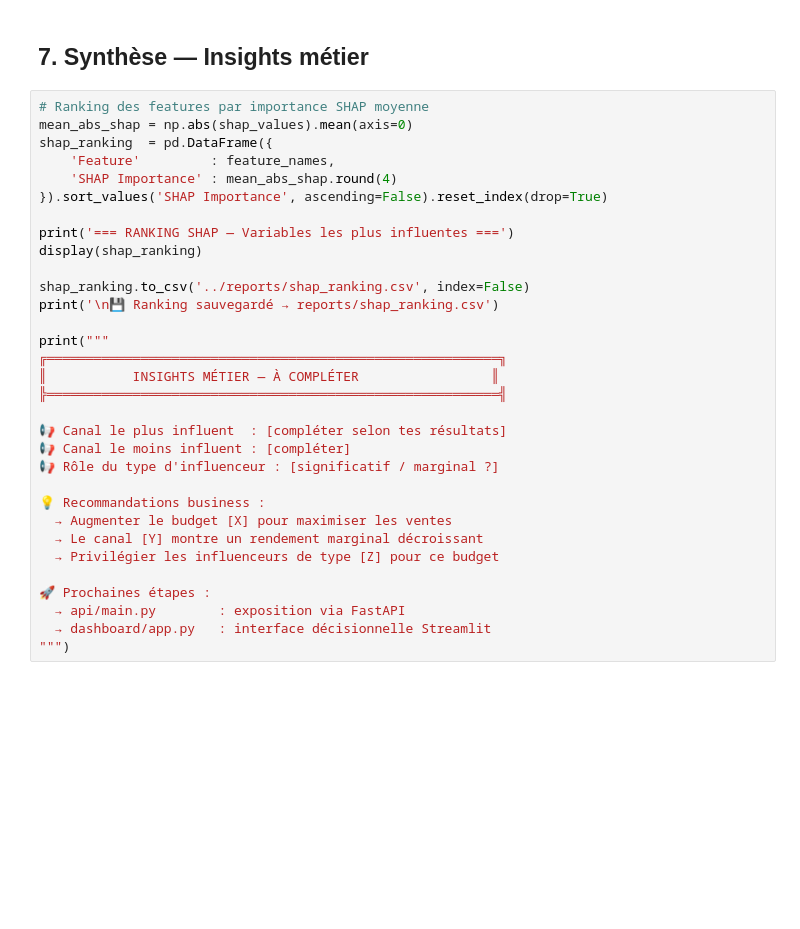
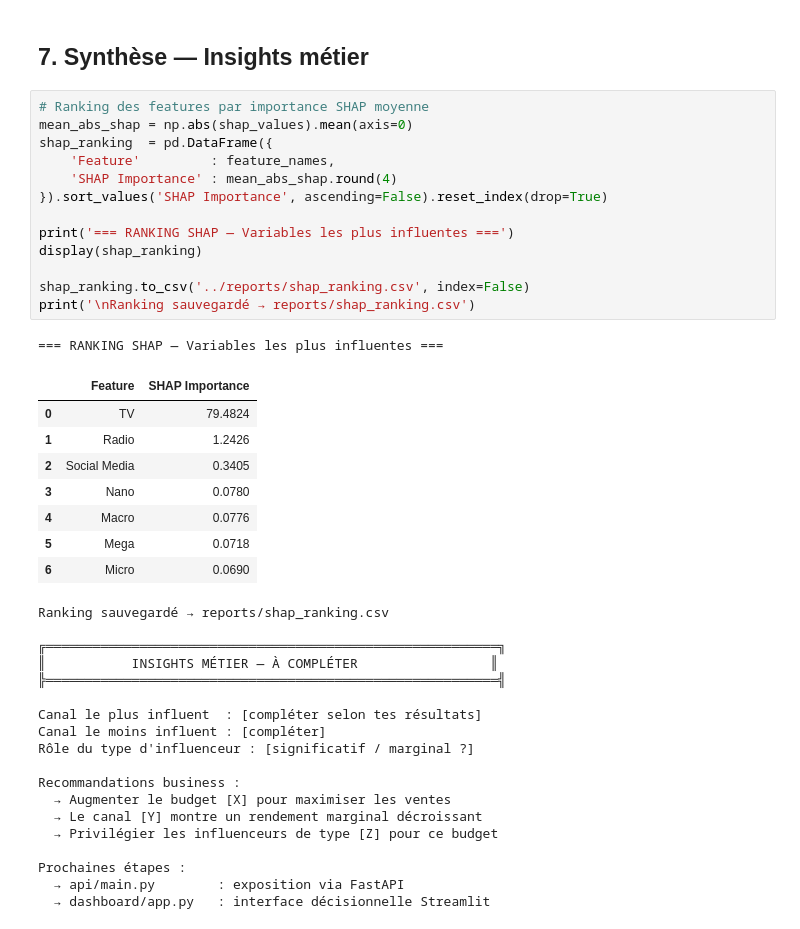
Before and after one commit to asibille/marketing-roi-optimizer, a Jupyter notebook: notebooks/04_Interpretability.ipynb, the cells around one changed output. Cells and saved outputs as stored; diff of their text form; blank space fills up the shorter version.

Commit message:
fit : mise au propre et preparation pour l'API

```diff
--- a/notebooks/04_Interpretability.ipynb
+++ b/notebooks/04_Interpretability.ipynb
@@ -210,32 +243,41 @@ else:
 # %%
 # Ranking des features par importance SHAP moyenne
 mean_abs_shap = np.abs(shap_values).mean(axis=0)
 shap_ranking  = pd.DataFrame({
     'Feature'         : feature_names,
     'SHAP Importance' : mean_abs_shap.round(4)
 }).sort_values('SHAP Importance', ascending=False).reset_index(drop=True)
 
 print('=== RANKING SHAP — Variables les plus influentes ===')
 display(shap_ranking)
 
 shap_ranking.to_csv('../reports/shap_ranking.csv', index=False)
-print('\n💾 Ranking sauvegardé → reports/shap_ranking.csv')
-
-print("""
-╔══════════════════════════════════════════════════════════╗
-║           INSIGHTS MÉTIER — À COMPLÉTER                 ║
-╠══════════════════════════════════════════════════════════╣
-
-📢 Canal le plus influent  : [compléter selon tes résultats]
-📢 Canal le moins influent : [compléter]
-📢 Rôle du type d'influenceur : [significatif / marginal ?]
-
-💡 Recommandations business :
-  → Augmenter le budget [X] pour maximiser les ventes
-  → Le canal [Y] montre un rendement marginal décroissant
-  → Privilégier les influenceurs de type [Z] pour ce budget
-
-🚀 Prochaines étapes :
-  → api/main.py        : exposition via FastAPI
-  → dashboard/app.py   : interface décisionnelle Streamlit
-""")
+print('\nRanking sauvegardé → reports/shap_ranking.csv')
+# %% [output]
+=== RANKING SHAP — Variables les plus influentes ===
+|  | Feature | SHAP Importance |
+| 0 | TV | 79.4824 |
+| 1 | Radio | 1.2426 |
+| 2 | Social Media | 0.3405 |
+| 3 | Nano | 0.0780 |
+| 4 | Macro | 0.0776 |
+| 5 | Mega | 0.0718 |
+| 6 | Micro | 0.0690 |
+Ranking sauvegardé → reports/shap_ranking.csv
+
+╔══════════════════════════════════════════════════════════╗
+║           INSIGHTS MÉTIER — À COMPLÉTER                 ║
+╠══════════════════════════════════════════════════════════╣
+
+Canal le plus influent  : [compléter selon tes résultats]
+Canal le moins influent : [compléter]
+Rôle du type d'influenceur : [significatif / marginal ?]
+
+Recommandations business :
+  → Augmenter le budget [X] pour maximiser les ventes
+  → Le canal [Y] montre un rendement marginal décroissant
+  → Privilégier les influenceurs de type [Z] pour ce budget
+
+Prochaines étapes :
+  → api/main.py        : exposition via FastAPI
+  → dashboard/app.py   : interface décisionnelle Streamlit
```
Also changed, not shown: parts of 10 cells of this notebook, 3 other files.
